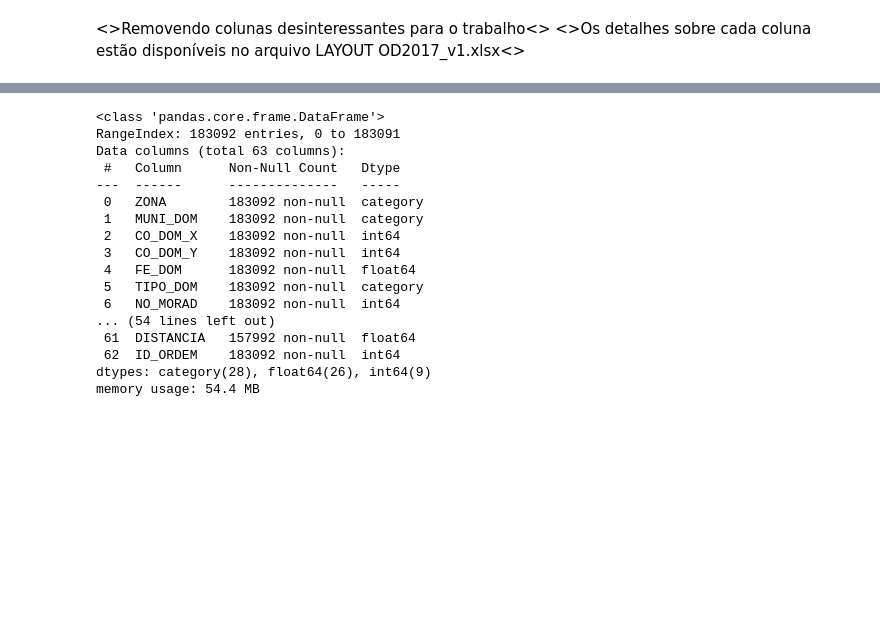
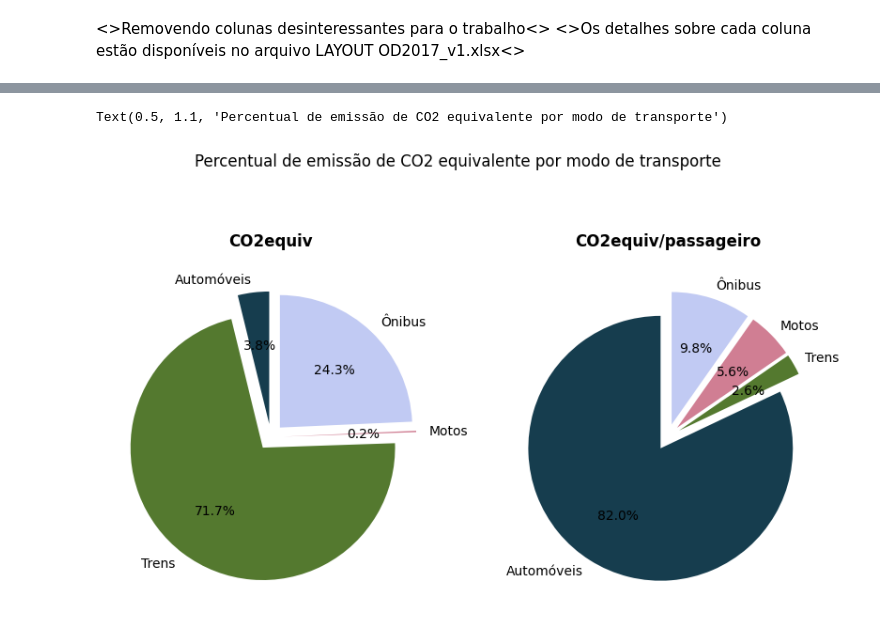
Before and after one commit to LissesCastro/Mobilidade-e-CO2, a Jupyter notebook: analise.ipynb, the cells around one changed output, grey strips where cells are left out. Saved outputs shown, nothing was run; the diff lists cells and outputs as text; code cells hidden in the pictures; blank space fills up the shorter version.

```diff
--- a/analise.ipynb
+++ b/analise.ipynb
@@ -186,18 +106,0 @@ dict_distritos
-# %%
-for index, row in df.iterrows():
-    for dic in dict_distritos:
-        if row['ZONA_O'] == dic['NumeroZona']:
-            df.at[index, 'DIST_O_X'] = dic['CO_DIST_X']
-            df.at[index, 'DIST_O_Y'] = dic['CO_DIST_Y']
-        if row['ZONA_D'] == dic['NumeroZona']:
-            df.at[index, 'DIST_D_X'] = dic['CO_DIST_X']
-            df.at[index, 'DIST_D_Y'] = dic['CO_DIST_Y']
-# %%
-for index, row in df.iterrows():
-    for key, value in dict_centroides.items():
-        if row['ZONA_O'] == key:
-            df.at[index, 'ZONA_O_X'] = value[0]
-            df.at[index, 'ZONA_O_Y'] = value[1]
-        if row['ZONA_D'] == key:
-            df.at[index, 'ZONA_D_X'] = value[0]
-            df.at[index, 'ZONA_D_Y'] = value[1]
@@ -322,20 +112,0 @@ df.head()
-# %%
-df.info()
-# %% [output]
-<class 'pandas.core.frame.DataFrame'>
-RangeIndex: 183092 entries, 0 to 183091
-Data columns (total 63 columns):
- #   Column      Non-Null Count   Dtype
----  ------      --------------   -----
- 0   ZONA        183092 non-null  category
- 1   MUNI_DOM    183092 non-null  category
- 2   CO_DOM_X    183092 non-null  int64
- 3   CO_DOM_Y    183092 non-null  int64
- 4   FE_DOM      183092 non-null  float64
- 5   TIPO_DOM    183092 non-null  category
- 6   NO_MORAD    183092 non-null  int64
-... (54 lines left out)
- 61  DISTANCIA   157992 non-null  float64
- 62  ID_ORDEM    183092 non-null  int64
-dtypes: category(28), float64(26), int64(9)
-memory usage: 54.4 MB
@@ -341,0 +115,20 @@ memory usage: 54.4 MB
+# %%
+df_modos = df.groupby('MODOPRIN').sum()
+df_modos = df_modos.drop(df_modos[df_modos.index=='bicileta ou a pé'].index)
+# %%
+fig, axes = plt.subplots(1, 2, figsize=(10, 5))
+
+labels =['Automóveis', 'Trens', 'Motos', 'Ônibus']
+
+total = df_modos['total_emissoes_kg_co2'].sum()
+axes[0].pie(df_modos['total_emissoes_kg_co2'], labels=labels, autopct='%1.1f%%', explode=[0.1, 0.1, 0.1, 0.1], startangle=90, colors=sns.color_palette('cubehelix', n_colors=4))
+axes[1].pie(df_modos['total_emissoes_kg_co2_pass'], labels=labels, autopct='%1.1f%%', explode=[0.1, 0.1, 0.1, 0.1], startangle=90, colors=sns.color_palette('cubehelix', n_colors=4))
+
+
+
+axes[0].set_title('CO2equiv', y=1.055, fontweight='bold')
+axes[1].set_title('CO2equiv/passageiro', y=1.055, fontweight='bold')
+fig.suptitle('Percentual de emissão de CO2 equivalente por modo de transporte', y=1.1)
+# %% [output]
+Text(0.5, 1.1, 'Percentual de emissão de CO2 equivalente por modo de transporte')
+[figure, added]
```
Also changed, not shown: parts of 21 cells of this notebook, 19 other files.
